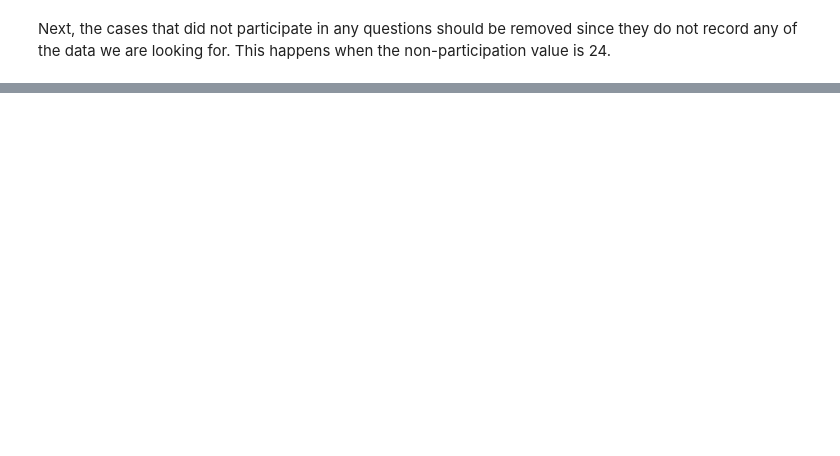
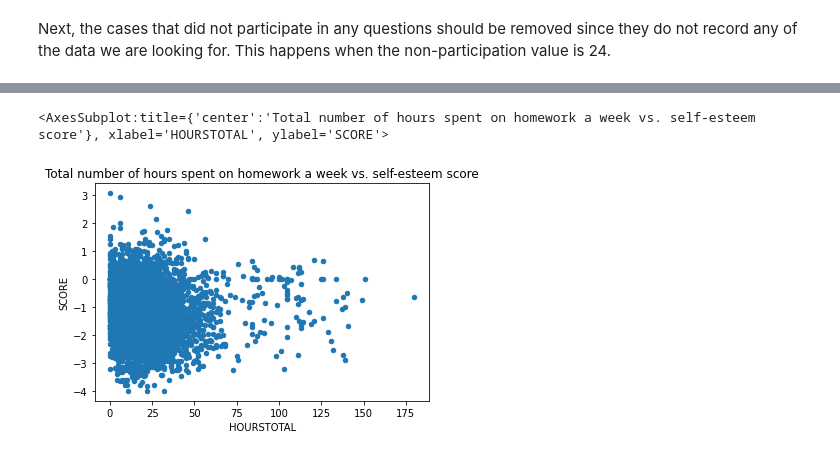
Before and after one commit to shaw5lee/cmsc320_finaltutorial, a Jupyter notebook: tutorial.ipynb, the cells around one changed output, grey strips where cells are left out. Cells and saved outputs as stored; diff of their text form; code cells hidden in the pictures; blank space fills up the shorter version.

```diff
--- a/tutorial.ipynb
+++ b/tutorial.ipynb
@@ -186,0 +276,8 @@ statistics.head()
+# %%
+rpos = "([GH]A29[ACDHIK])"
+rneg = "([GH]A29[BEGJL])"
+
+reg = f'^{rpos}|{rneg}|(CASENUM)$'
+
+self_esteem = all_data.filter(regex=(reg))
+self_esteem.head()
@@ -186,0 +349,4 @@ statistics.head()
+# %%
+esteem = esteem[esteem.SKIPS == 0]
+
+esteem.describe()
@@ -186,0 +363,9 @@ statistics.head()
+# %%
+for index, row in esteem.iterrows():
+    pos_norm = 0.0 + row['SUMPOS']/6
+    neg_norm = 0.0 + row['SUMNEG']/5
+    score = pos_norm - neg_norm
+
+    esteem.at[index, 'SCORE'] = score
+
+esteem.head()
@@ -186,0 +385,6 @@ statistics.head()
+# %%
+regressiondat = pd.merge(statistics, esteem, how='inner', on='CASENUM')
+
+regressiondat = regressiondat.filter(items=['CASENUM', 'HOURSTOTAL', 'SCORE'])
+
+regressiondat.head()
@@ -186,0 +398,5 @@ statistics.head()
+# %%
+regressiondat.plot(x='HOURSTOTAL', y='SCORE', kind='scatter', title="Total number of hours spent on homework a week vs. self-esteem score")
+# %% [output]
+<AxesSubplot:title={'center':'Total number of hours spent on homework a week vs. self-esteem score'}, xlabel='HOURSTOTAL', ylabel='SCORE'>
+[figure, added]
```
Also changed, not shown: parts of 35 cells of this notebook, 1 other file.
